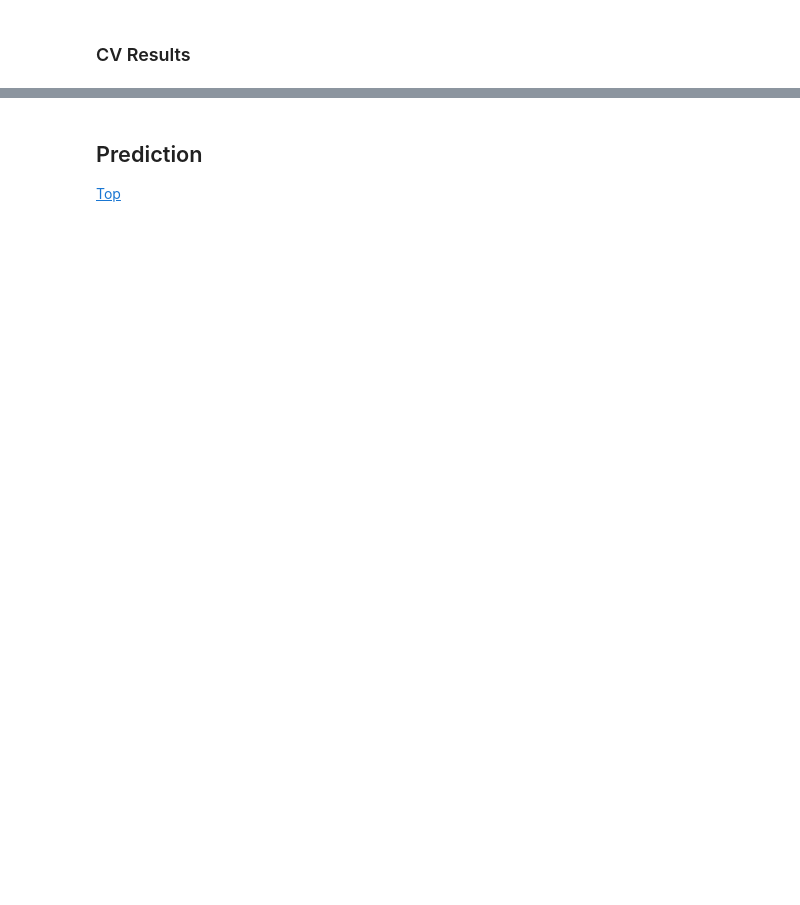
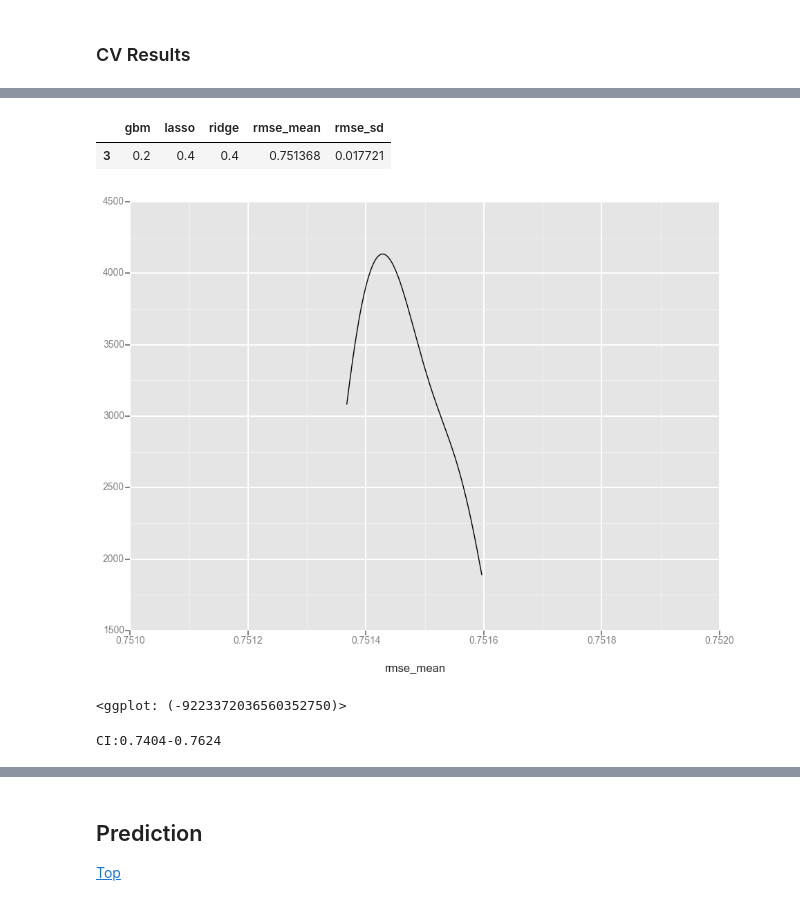
Before and after one commit to AvivNavon/Netflix-Prize, a Jupyter notebook: Netflix_Prize.ipynb, the cells around one changed output, grey strips where cells are left out. Saved outputs shown, nothing was run; the diff lists cells and outputs as text; code cells hidden in the pictures; blank space fills up the shorter version.

```diff
--- a/Netflix_Prize.ipynb
+++ b/Netflix_Prize.ipynb
@@ -1207,6 +520,0 @@ RMSE using 100-fold CV is 0.7553538
-# %%
-netflix = NetflixPrize(X_train_full_simple_na_fix, y_train_full, X_test_full_simple_na_fix, cv = 5)
-start = time.time()
-rmse_ = netflix.ensemble_rmse_cv(netflix.X_train, netflix.y_train, seed = 111, cv = 10)
-end = time.time()
-print ("Estimated RMSE is %f" % rmse_)
@@ -1228,0 +523,4 @@ Estimated RMSE is 0.759591
+# %%
+# best alpha for all data..
+lasso_mod = LassoCV(max_iter = 20000, alphas = np.arange(.0001, .01, .0001), cv = 100)
+lasso_mod.fit(X_train_na_fix_full_scaled_, y_train_full.values.ravel()).alpha_
@@ -1228,0 +602,3 @@ Estimated RMSE is 0.759591
+# %%
+ridge_mod = RidgeCV(alphas = np.arange(1090, 1150, .5), cv = 10)
+ridge_mod.fit(X_train_na_fix_full_scaled_, y_train_full.values.ravel()).alpha_
@@ -1228,0 +895,3 @@ Estimated RMSE is 0.759591
+# %%
+best_coefs_df = pd.DataFrame(vars_list)
+best_coefs_df
@@ -1228,0 +909,20 @@ Estimated RMSE is 0.759591
+# %%
+best_coefs_df.loc[best_coefs_df.rmse_mean == best_coefs_df.rmse_mean.min()]
+# %% [output]
+|  | gbm | lasso | ridge | rmse_mean | rmse_sd |
+| 3 | 0.2 | 0.4 | 0.4 | 0.751368 | 0.017721 |
+# %%
+ggplot(best_coefs_df, aes('rmse_mean')) + geom_density() + xlim(0.751, 0.752)
+# %% [output]
+[figure, added]
+<ggplot: (-9223372036560352750)>
+# %%
+high = best_coefs_df.loc[best_coefs_df.rmse_mean == best_coefs_df.rmse_mean.min()].rmse_mean + \
+best_coefs_df.loc[best_coefs_df.rmse_mean == best_coefs_df.rmse_mean.min()].rmse_sd * 1.96 / np.sqrt(10)
+
+low = best_coefs_df.loc[best_coefs_df.rmse_mean == best_coefs_df.rmse_mean.min()].rmse_mean - \
+best_coefs_df.loc[best_coefs_df.rmse_mean == best_coefs_df.rmse_mean.min()].rmse_sd * 1.96 / np.sqrt(10)
+
+print ("CI:%.4f-%.4f" % (low, high))
+# %% [output]
+CI:0.7404-0.7624
```
Also changed, not shown: parts of 237 cells of this notebook, 6 other files.
